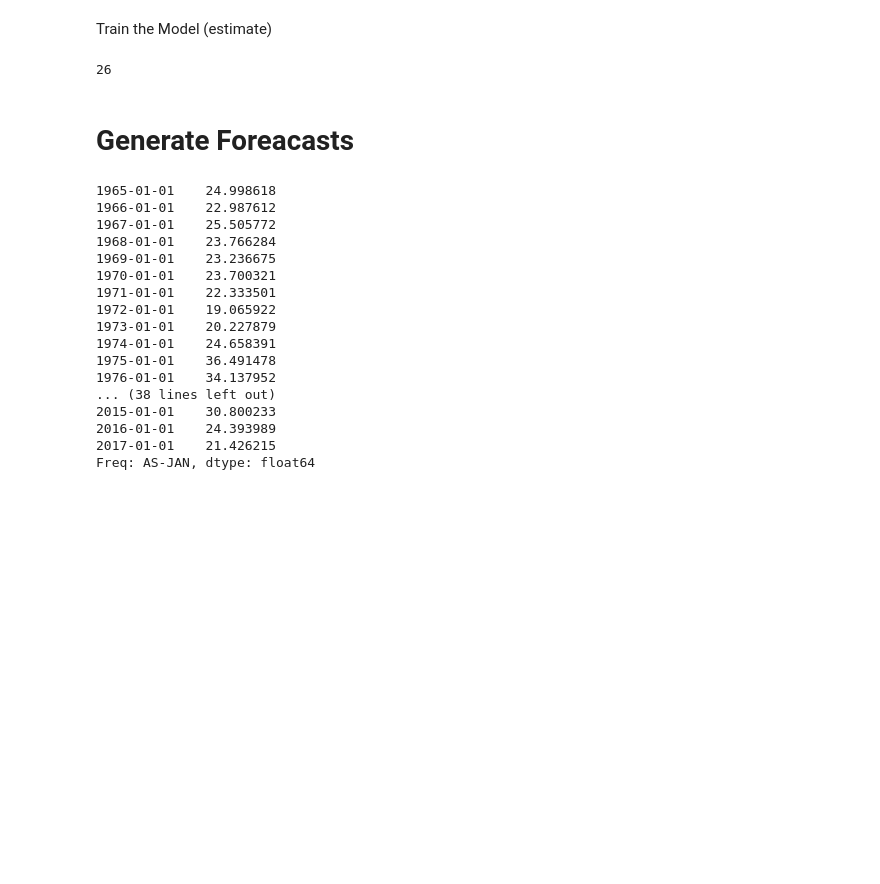
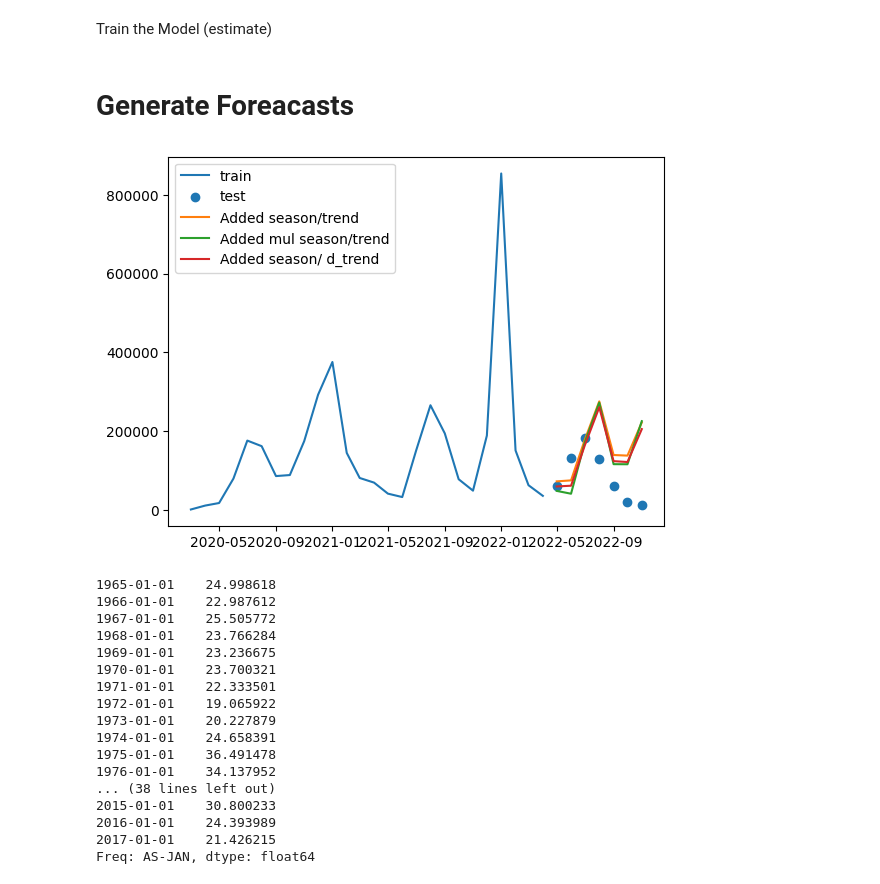
Before and after one commit to loginsanjeev/Git-Practice, a Jupyter notebook: Exponential Vs ARIMA.ipynb, the cells around one changed output. Saved outputs shown, nothing was run; the diff lists cells and outputs as text; code cells hidden in the pictures; blank space fills up the shorter version.

```diff
--- a/Exponential Vs ARIMA.ipynb
+++ b/Exponential Vs ARIMA.ipynb
@@ -34,20 +34,28 @@ Train the Model (estimate)
 len_train = int(infection_agegrp1.size*0.8)
 Y_train = infection_agegrp1[:len_train]
 Y_test = infection_agegrp1[len_train:]
-# %%
-len_train
-# %% [output]
-26
 # %%
-
-Y_train = sm.
-infection_agegrp1.copy()
-
-Seasonalityadd = sm.tsa.ExponentialSmoothing(Y, trend='add', seasonal='add').fit()
-Seasonalitymul = sm.tsa.ExponentialSmoothing(Y, trend='mul', seasonal= 'mul').fit()
-Seasonalityadd_damptrend = sm.tsa.ExponentialSmoothing(Y, trend='add', damped_trend=True, seasonal='add').fit()
+#fit simple exponential smoothing model
+Seasonalityadd = sm.tsa.ExponentialSmoothing(Y_train, trend='add', seasonal='add').fit()
+Seasonalitymul = sm.tsa.ExponentialSmoothing(Y_train, trend='mul', seasonal= 'mul').fit()
+Seasonalityadd_damptrend = sm.tsa.ExponentialSmoothing(Y_train, trend='add', damped_trend=True, seasonal='add').fit()
 # %% [markdown]
 # Generate Foreacasts
+# %%
+pred_Seasonalityadd = Seasonalityadd.forecast(len(Y_test))
+pred_Seasonalitymul = Seasonalitymul.forecast(len(Y_test))
+pred_Seasonalityadd_damptrend = Seasonalityadd_damptrend.forecast(len(Y_test))
+# %%
+fig, ax = plt.subplots()
+plt.rcParams["figure.figsize"] = (10,5)
+ax.plot(Y_train, label = 'train')
+ax.scatter(x= Y_test.index, y= Y_test, label = 'test')
+ax.plot(pred_Seasonalityadd, label = 'Added season/trend')
+ax.plot(pred_Seasonalitymul, label = 'Added mul season/trend')
+ax.plot(pred_Seasonalityadd_damptrend, label = 'Added season/ d_trend')
+plt.legend();
+# %% [output]
+[figure, added]
 # %%
 #spit out the accuracy metrics
 ms = dict(
```
Also changed, not shown: parts of 1 cell of this notebook.
